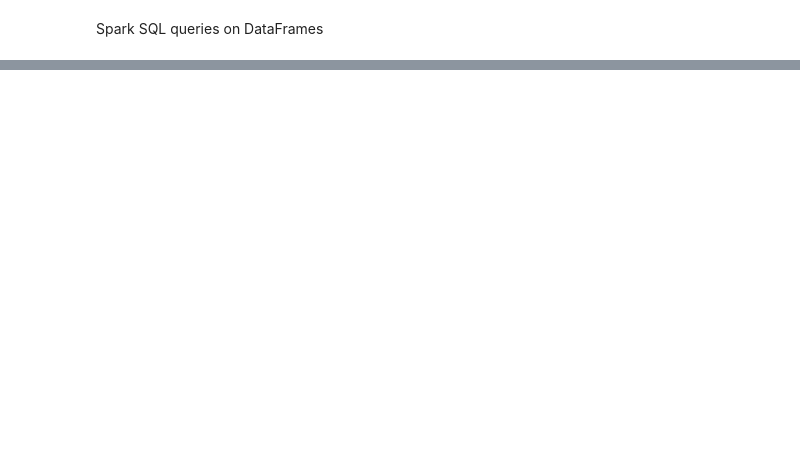
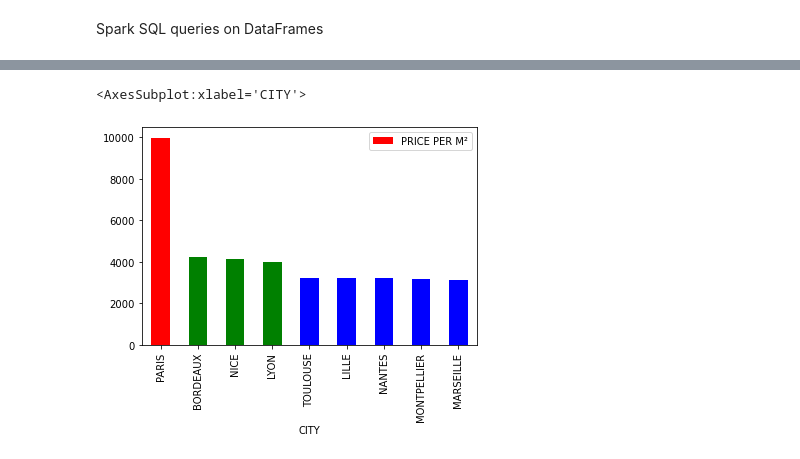
Before and after one commit to 13w13/U2-Big-Data-Tools-for-Business, a Jupyter notebook: 2. Real Estate Market EDA.ipynb, the cells around one changed output, grey strips where cells are left out. Saved outputs shown, nothing was run; the diff lists cells and outputs as text; code cells hidden in the pictures; blank space fills up the shorter version.

Commit message:
1st graph - data viz

```diff
--- a/2. Real Estate Market EDA.ipynb
+++ b/2. Real Estate Market EDA.ipynb
@@ -599,0 +666,6 @@ spark.sql("SELECT avg('Price per M') FROM estate").show()
+# %%
+df_1 = spark.sql("SELECT CITY, round(AVG(`Price per M²`)) \
+          AS `PRICE PER M²` \
+          FROM estate \
+          GROUP BY CITY \
+          ORDER BY `PRICE PER M²` DESC").toPandas()
@@ -599,0 +685,17 @@ spark.sql("SELECT avg('Price per M') FROM estate").show()
+# %%
+#np.where(consumption_energy > 400, 'high',
+#         (np.where(consumption_energy < 200, 'low', 'medium')))
+
+#colors = tuple(np.where(df_1["PRICE PER M²"]>5000, 'r',
+        #(np.where(df_1["PRICE PER M²"] > 3500, 'g', 'b')))
+
+#colors = tuple(np.where(df_1["PRICE PER M²"]>5000, 'r', 'b'))
+
+colors = tuple(np.where(df_1["PRICE PER M²"]>5000, 'r',
+         (np.where(df_1["PRICE PER M²"]>3500, 'g', 'b'))))
+
+
+df_1.plot.bar(x='CITY', y='PRICE PER M²', color=colors)
+# %% [output]
+<AxesSubplot:xlabel='CITY'>
+[figure, added]
```
Also changed, not shown: parts of 11 cells of this notebook.
